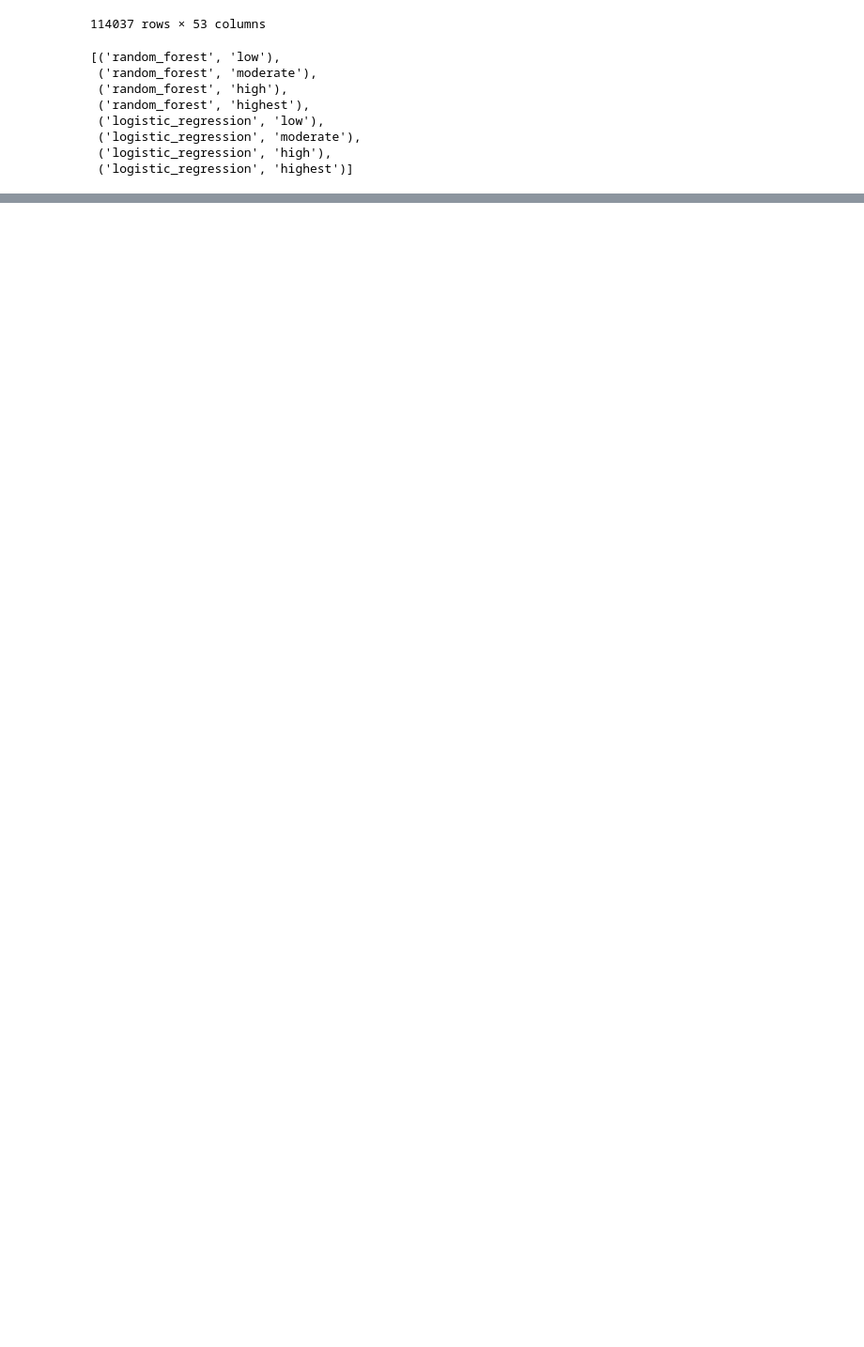
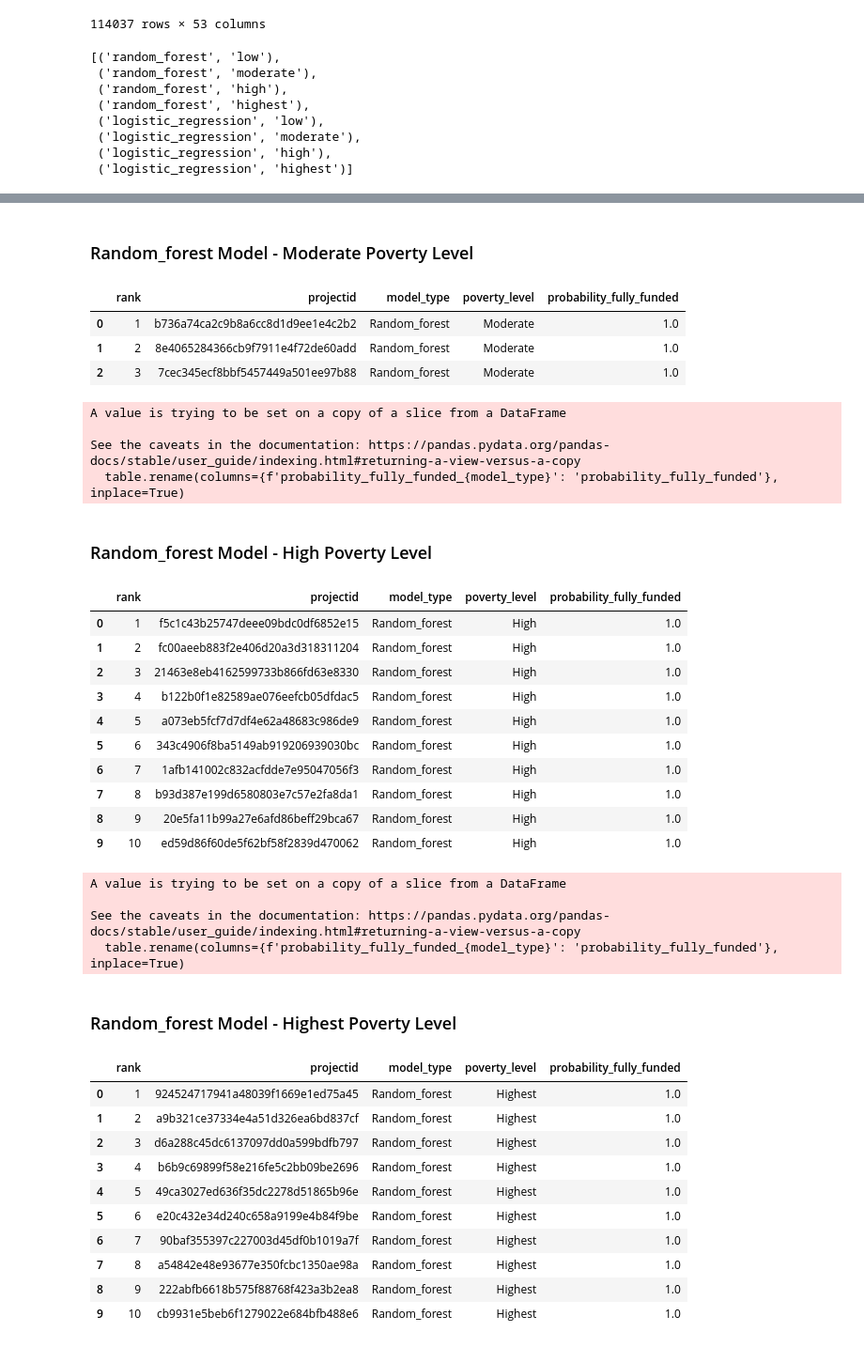
Before and after one commit to luciafang/94889-DonorsChoose, a Jupyter notebook: project/notebooks/recommendation.ipynb, the cells around one changed output, grey strips where cells are left out. Shown at 94% size. Saved outputs shown, nothing was run; the diff lists cells and outputs as text; code cells hidden in the pictures; blank space fills up the shorter version.

Commit message:
Removed heat maps, replaced with table and saved in outputs folder

```diff
--- a/project/notebooks/recommendation.ipynb
+++ b/project/notebooks/recommendation.ipynb
@@ -152,21 +150 @@ for key, recs in recommendations.items():
 ... (4 outputs left out)
-# %%
-for key, recs in recommendations.items():
-    model_type, pov_level = key
-
-    heatmap_data = recs.pivot_table(
-        index='projectid',
-        values=f'probability_fully_funded_{model_type}',
-        aggfunc='mean'
-    )
-
-    plt.figure(figsize=(8, 10))
-    sns.heatmap(
-        heatmap_data, annot=True, cmap="YlGnBu", fmt=".2f",
-        cbar_kws={'label': 'Probability of Fully Funded'}
-    )
-    plt.title(f"{model_type.capitalize()} - {pov_level.capitalize()} Poverty Level")
-    plt.xlabel("Model")
-    plt.ylabel("Project ID")
-
-    plt.savefig("../outputs/{model_type}_{pov_level}_poverty_level_heatmap.png", dpi=300, bbox_inches="tight")
@@ -181,0 +151,20 @@ for key, recs in recommendations.items():
+# %%
+for key, recs in recommendations.items():
+    model_type, pov_level = key  # Unpack model type and poverty level
+
+    # Sort projects by probability to create a ranking
+    recs_sorted = recs.sort_values(f'probability_fully_funded_{model_type}', ascending=False).reset_index(drop=True)
+    recs_sorted['rank'] = recs_sorted.index + 1  # Add rank column
+
+    # Add model type and poverty level columns
+    recs_sorted['model_type'] = model_type.capitalize()
+    recs_sorted['poverty_level'] = pov_level.capitalize()
+
+    # Select only relevant columns and rename for consistency
+    table = recs_sorted[['rank', 'projectid', 'model_type', 'poverty_level', f'probability_fully_funded_{model_type}']]
+    table.rename(columns={f'probability_fully_funded_{model_type}': 'probability_fully_funded'}, inplace=True)
+
+    # Display table with a header for context
+    display(Markdown(f"### {model_type.capitalize()} Model - {pov_level.capitalize()} Poverty Level"))
+    display(table)
+# %% [output]
@@ -181,0 +184,37 @@ for key, recs in recommendations.items():
+### Random_forest Model - Moderate Poverty Level
+|  | rank | projectid | model_type | poverty_level | probability_fully_funded |
+| 0 | 1 | b736a74ca2c9b8a6cc8d1d9ee1e4c2b2 | Random_forest | Moderate | 1.0 |
+| 1 | 2 | 8e4065284366cb9f7911e4f72de60add | Random_forest | Moderate | 1.0 |
+| 2 | 3 | 7cec345ecf8bbf5457449a501ee97b88 | Random_forest | Moderate | 1.0 |
+A value is trying to be set on a copy of a slice from a DataFrame
+
+See the caveats in the documentation: https://pandas.pydata.org/pandas-docs/stable/user_guide/indexing.html#returning-a-view-versus-a-copy
+  table.rename(columns={f'probability_fully_funded_{model_type}': 'probability_fully_funded'}, inplace=True)
+### Random_forest Model - High Poverty Level
+|  | rank | projectid | model_type | poverty_level | probability_fully_funded |
+| 0 | 1 | f5c1c43b25747deee09bdc0df6852e15 | Random_forest | High | 1.0 |
+| 1 | 2 | fc00aeeb883f2e406d20a3d318311204 | Random_forest | High | 1.0 |
+| 2 | 3 | 21463e8eb4162599733b866fd63e8330 | Random_forest | High | 1.0 |
+| 3 | 4 | b122b0f1e82589ae076eefcb05dfdac5 | Random_forest | High | 1.0 |
+| 4 | 5 | a073eb5fcf7d7df4e62a48683c986de9 | Random_forest | High | 1.0 |
+| 5 | 6 | 343c4906f8ba5149ab919206939030bc | Random_forest | High | 1.0 |
+| 6 | 7 | 1afb141002c832acfdde7e95047056f3 | Random_forest | High | 1.0 |
+| 7 | 8 | b93d387e199d6580803e7c57e2fa8da1 | Random_forest | High | 1.0 |
+| 8 | 9 | 20e5fa11b99a27e6afd86beff29bca67 | Random_forest | High | 1.0 |
+| 9 | 10 | ed59d86f60de5f62bf58f2839d470062 | Random_forest | High | 1.0 |
+A value is trying to be set on a copy of a slice from a DataFrame
+
+See the caveats in the documentation: https://pandas.pydata.org/pandas-docs/stable/user_guide/indexing.html#returning-a-view-versus-a-copy
+  table.rename(columns={f'probability_fully_funded_{model_type}': 'probability_fully_funded'}, inplace=True)
+### Random_forest Model - Highest Poverty Level
+|  | rank | projectid | model_type | poverty_level | probability_fully_funded |
+| 0 | 1 | 924524717941a48039f1669e1ed75a45 | Random_forest | Highest | 1.0 |
+| 1 | 2 | a9b321ce37334e4a51d326ea6bd837cf | Random_forest | Highest | 1.0 |
+| 2 | 3 | d6a288c45dc6137097dd0a599bdfb797 | Random_forest | Highest | 1.0 |
+| 3 | 4 | b6b9c69899f58e216fe5c2bb09be2696 | Random_forest | Highest | 1.0 |
+| 4 | 5 | 49ca3027ed636f35dc2278d51865b96e | Random_forest | Highest | 1.0 |
+| 5 | 6 | e20c432e34d240c658a9199e4b84f9be | Random_forest | Highest | 1.0 |
+| 6 | 7 | 90baf355397c227003d45df0b1019a7f | Random_forest | Highest | 1.0 |
+| 7 | 8 | a54842e48e93677e350fcbc1350ae98a | Random_forest | Highest | 1.0 |
+| 8 | 9 | 222abfb6618b575f88768f423a3b2ea8 | Random_forest | Highest | 1.0 |
+| 9 | 10 | cb9931e5beb6f1279022e684bfb488e6 | Random_forest | Highest | 1.0 |
```
Also changed, not shown: parts of 4 cells of this notebook, 26 other files.
